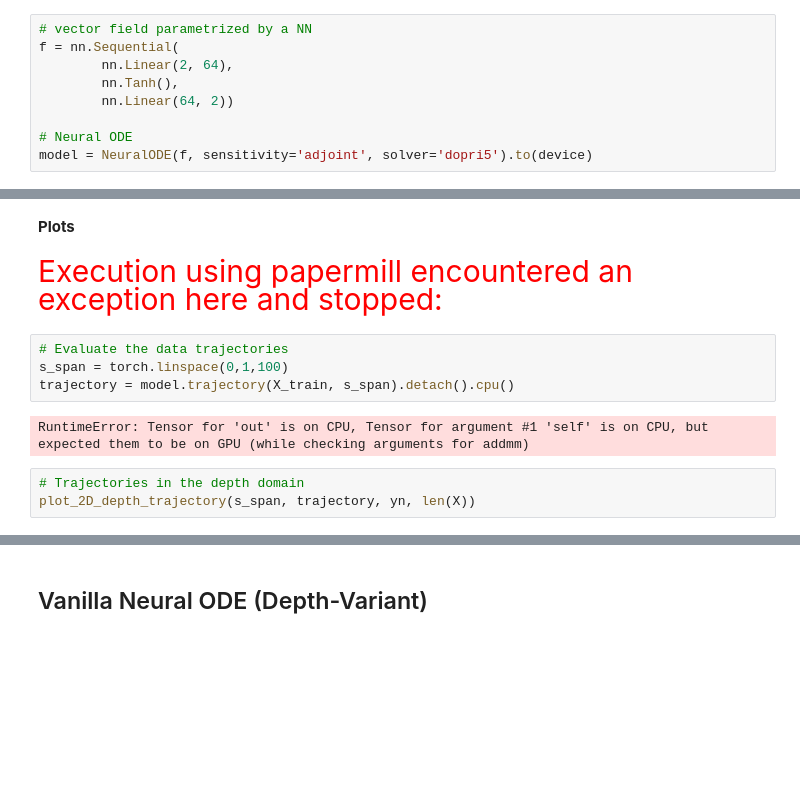
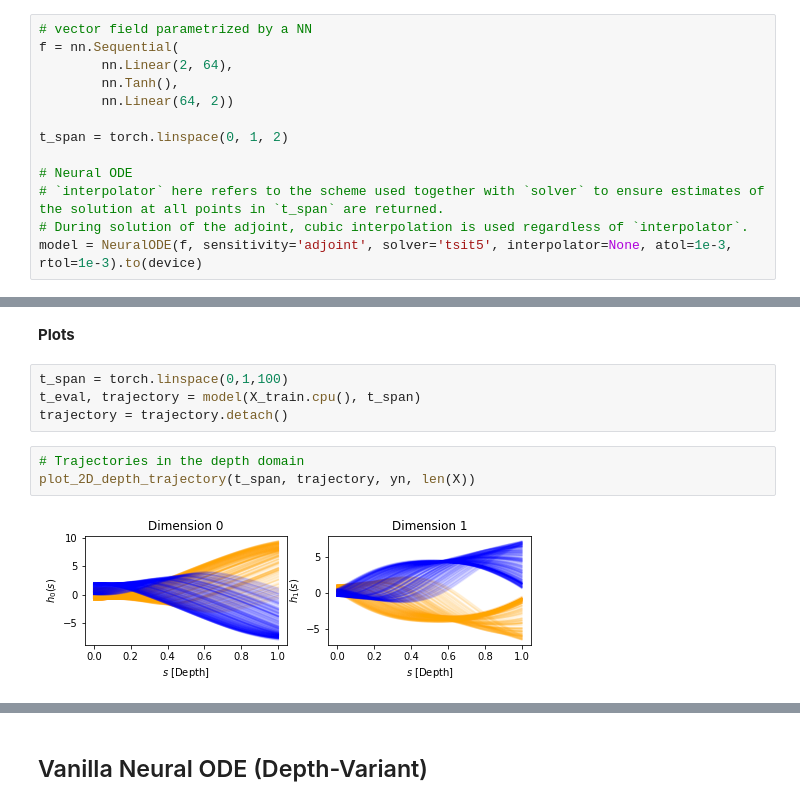
Before and after one commit to DiffEqML/torchdyn, a Jupyter notebook: tutorials/01a_neural_ode_cookbook.ipynb, the cells around one changed output, grey strips where cells are left out. Drawn from its saved outputs; the diff is of its cells as text; blank space fills up the shorter version.

```diff
--- a/tutorials/01a_neural_ode_cookbook.ipynb
+++ b/tutorials/01a_neural_ode_cookbook.ipynb
@@ -98,7 +99,11 @@ f = nn.Sequential(
         nn.Tanh(),
         nn.Linear(64, 2))
 
+t_span = torch.linspace(0, 1, 2)
+
 # Neural ODE
-model = NeuralODE(f, sensitivity='adjoint', solver='dopri5').to(device)
+# `interpolator` here refers to the scheme used together with `solver` to ensure estimates of the solution at all points in `t_span` are returned.
+# During solution of the adjoint, cubic interpolation is used regardless of `interpolator`.
+model = NeuralODE(f, sensitivity='adjoint', solver='tsit5', interpolator=None, atol=1e-3, rtol=1e-3).to(device)
 # %%
 # train the Neural ODE
@@ -119,17 +124,15 @@ TPU available: False, using: 0 TPU cores
 0.001     Total estimated model params size (MB)
 # %% [markdown]
 **Plots**
-# %% [markdown]
-<span id="papermill-error-cell" style="color:red; font-family:Helvetica Neue, Helvetica, Arial, sans-serif; font-size:2em;">Execution using papermill encountered an exception here and stopped:</span>
 # %%
-# Evaluate the data trajectories
-s_span = torch.linspace(0,1,100)
-trajectory = model.trajectory(X_train, s_span).detach().cpu()
+t_span = torch.linspace(0,1,100)
+t_eval, trajectory = model(X_train.cpu(), t_span)
+trajectory = trajectory.detach()
-# %% [output]
-RuntimeError: Tensor for 'out' is on CPU, Tensor for argument #1 'self' is on CPU, but expected them to be on GPU (while checking arguments for addmm)
 # %%
 # Trajectories in the depth domain
-plot_2D_depth_trajectory(s_span, trajectory, yn, len(X))
+plot_2D_depth_trajectory(t_span, trajectory, yn, len(X))
+# %% [output]
+[figure, added]
 # %%
 # Trajectories in the state-space
 plot_2D_state_space(trajectory, yn, len(X))
```
Also changed, not shown: parts of 26 cells of this notebook, 12 other files.
